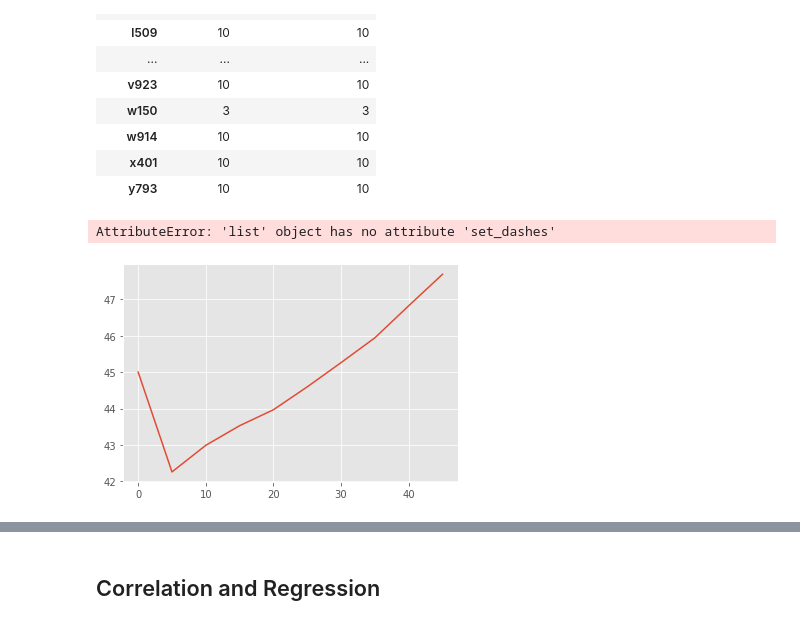
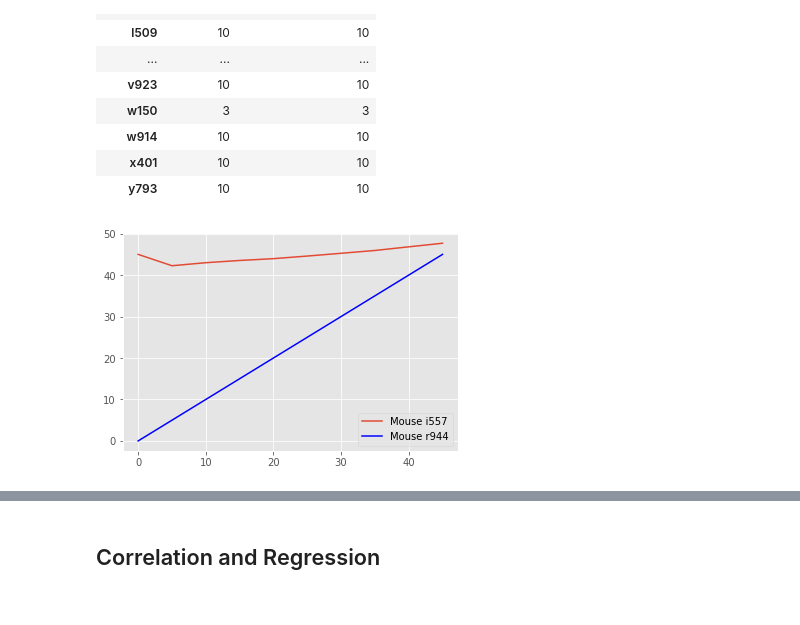
Before and after one commit to ortegaorlando2/Matplotlib-challenge, a Jupyter notebook: pymaceuticals_resubmit.ipynb, the cells around one changed output, grey strips where cells are left out. Cells and saved outputs as stored; diff of their text form; code cells hidden in the pictures.

```diff
--- a/pymaceuticals_resubmit.ipynb
+++ b/pymaceuticals_resubmit.ipynb
@@ -586,17 +586,15 @@ y2=OneMouse['Timepoint'].tolist()
 # %%
 #Line plot
 fig, ax = plt.subplots()
 
 # Using set_dashes() to modify dashing of an existing line
 line1=ax.plot(x1, y1, label='Mouse i557',)
-line1.set_dashes([2, 2, 10, 2])  # 2pt line, 2pt break, 10pt line, 2pt break
 line2=ax.plot(x2, y2, label='Mouse r944', color='blue')
-line2.set_dashes([2, 2, 10, 2])
+
 
 ax.legend()
 plt.show()
 # %% [output]
-AttributeError: 'list' object has no attribute 'set_dashes'
-[figure, old version]
+[figure, new version]
 # %%
 # Generate a scatter plot of average tumor volume vs. mouse weight for the Capomulin regimen
```
Also changed, not shown: parts of 7 cells of this notebook.
